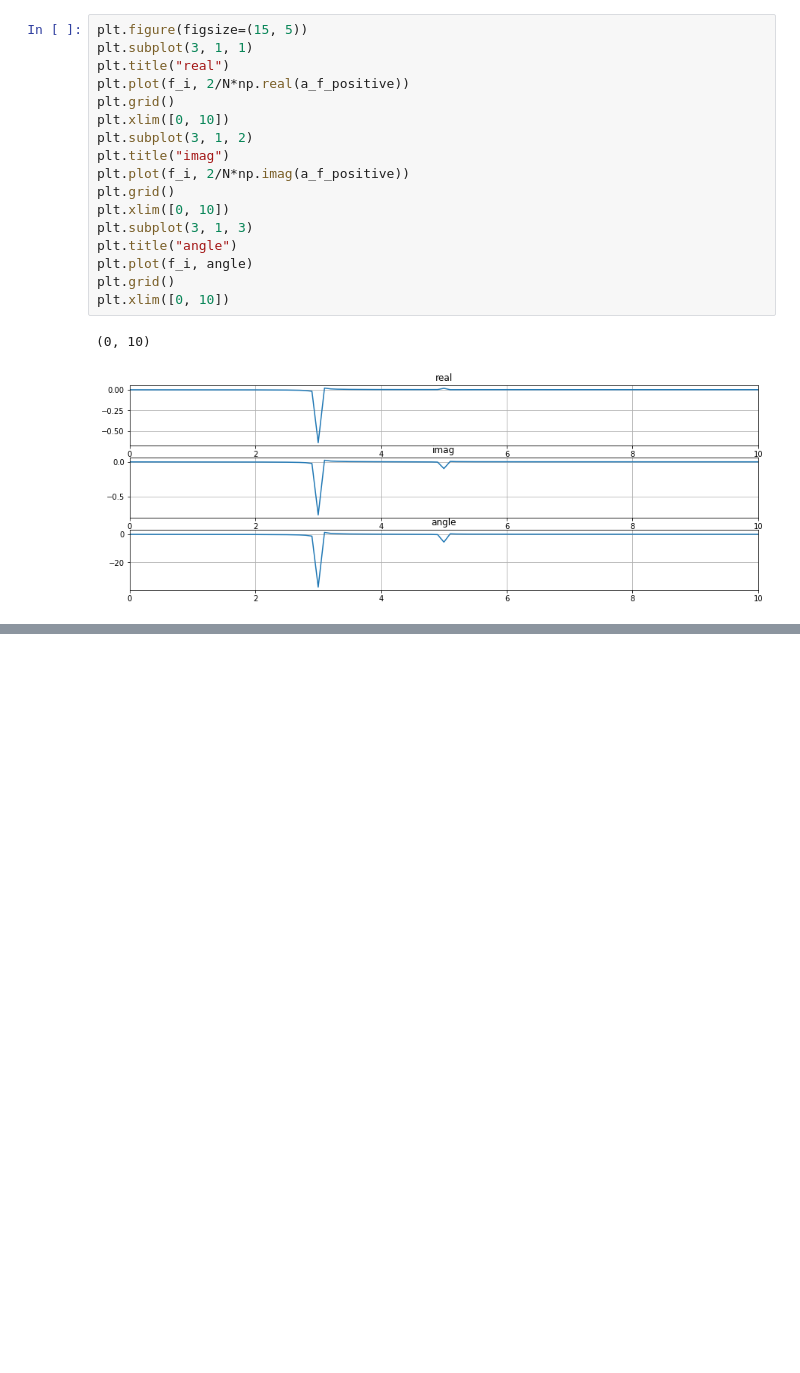
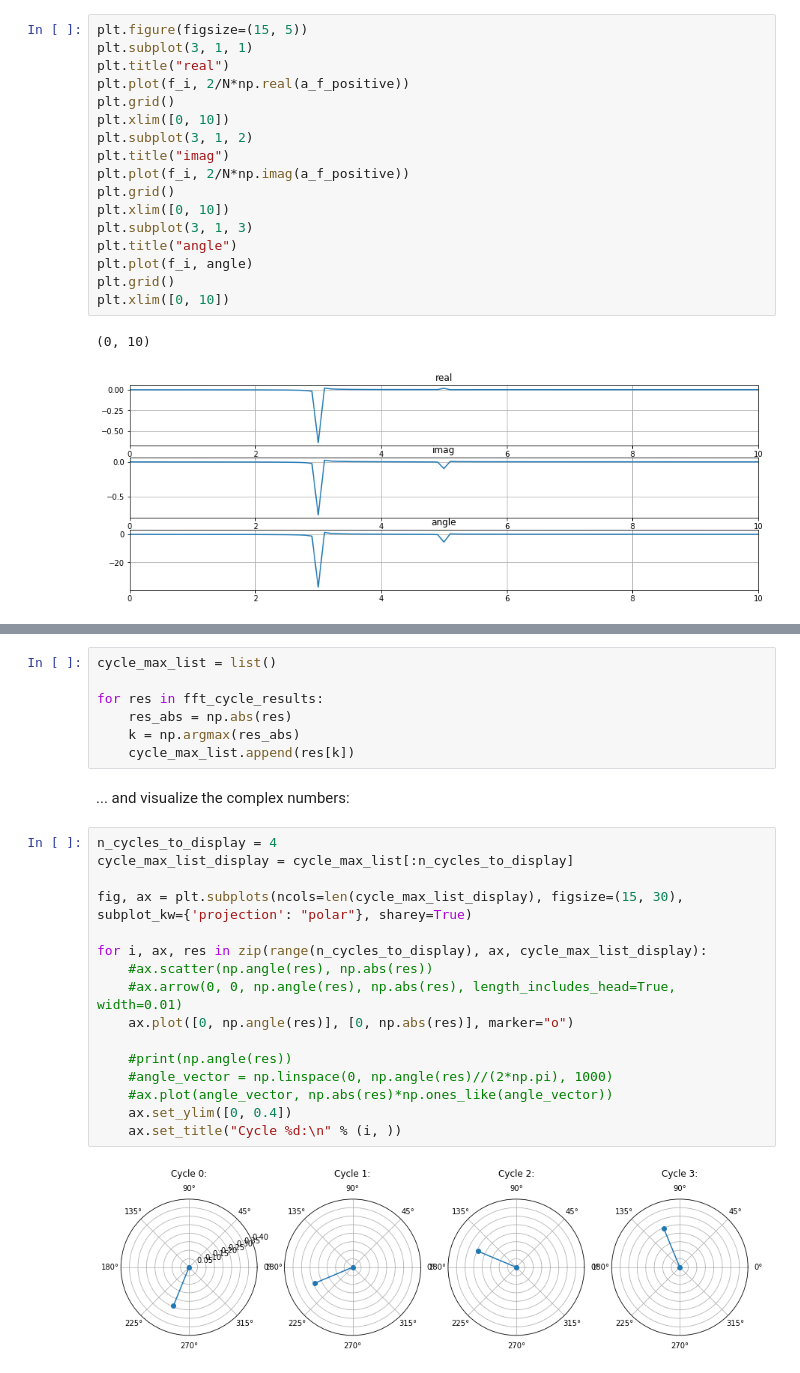
Before and after one commit to kopytjuk/python-fmcw, a Jupyter notebook: DFT.ipynb, the cells around one changed output, grey strips where cells are left out. Saved outputs shown, nothing was run; the diff lists cells and outputs as text; blank space fills up the shorter version.

```diff
--- a/DFT.ipynb
+++ b/DFT.ipynb
@@ -200,0 +318,27 @@ plt.xlim([0, 10])
+# %%
+cycle_max_list = list()
+
+for res in fft_cycle_results:
+    res_abs = np.abs(res)
+    k = np.argmax(res_abs)
+    cycle_max_list.append(res[k])
+# %% [markdown]
+... and visualize the complex numbers:
+# %%
+n_cycles_to_display = 4
+cycle_max_list_display = cycle_max_list[:n_cycles_to_display]
+
+fig, ax = plt.subplots(ncols=len(cycle_max_list_display), figsize=(15, 30), subplot_kw={'projection': "polar"}, sharey=True)
+
+for i, ax, res in zip(range(n_cycles_to_display), ax, cycle_max_list_display):
+    #ax.scatter(np.angle(res), np.abs(res))
+    #ax.arrow(0, 0, np.angle(res), np.abs(res), length_includes_head=True, width=0.01)
+    ax.plot([0, np.angle(res)], [0, np.abs(res)], marker="o")
+
+    #print(np.angle(res))
+    #angle_vector = np.linspace(0, np.angle(res)//(2*np.pi), 1000)
+    #ax.plot(angle_vector, np.abs(res)*np.ones_like(angle_vector))
+    ax.set_ylim([0, 0.4])
+    ax.set_title("Cycle %d:\n" % (i, ))
+# %% [output]
+[figure, added]
```
Also changed, not shown: parts of 35 cells of this notebook.
